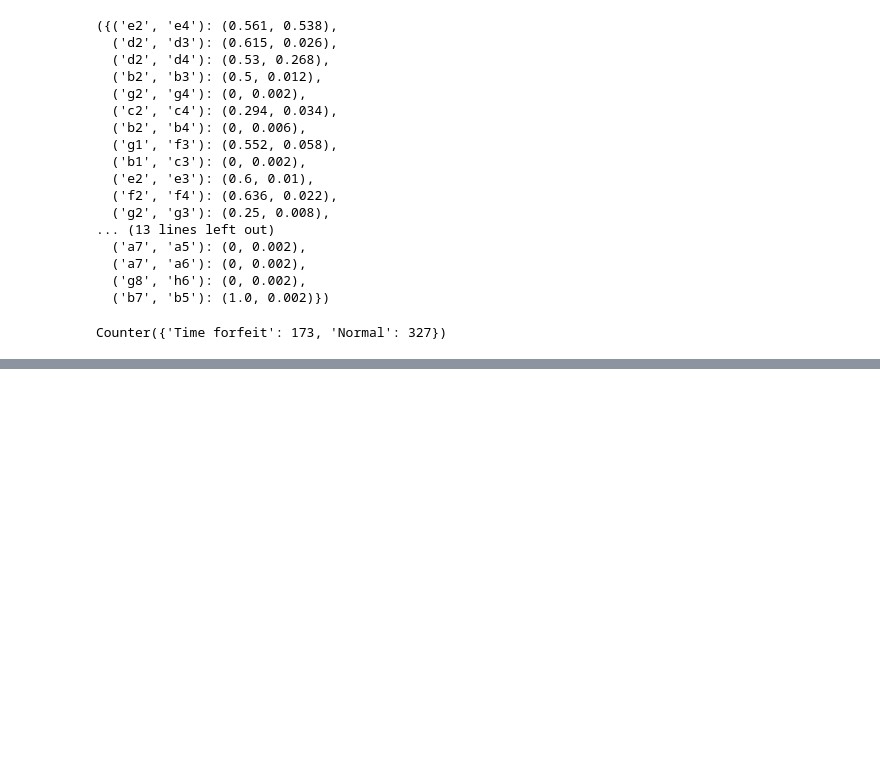
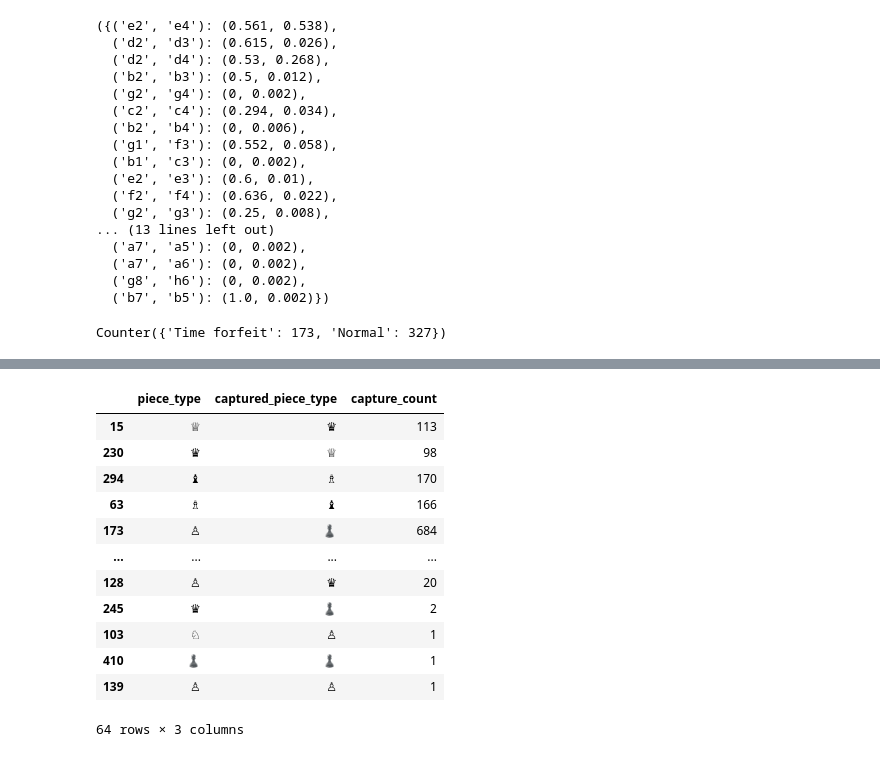
Before and after one commit to realjacoblinder/dsci521, a Jupyter notebook: Phase 2 - the begining.ipynb, the cells around one changed output, grey strips where cells are left out. Drawn from its saved outputs; the diff is of its cells as text; code cells hidden in the pictures; blank space fills up the shorter version.

```diff
--- a/Phase 2 - the begining.ipynb
+++ b/Phase 2 - the begining.ipynb
@@ -288,0 +366,2 @@ Counter({'Time forfeit': 173, 'Normal': 327})
+# %%
+new_df = captures_df[['piece_type', 'captured_piece_type']].drop_duplicates()
@@ -288,0 +384,18 @@ Counter({'Time forfeit': 173, 'Normal': 327})
+# %%
+new_df['capture_count'] = new_df.apply(lambda x: sum(captures_df[(captures_df['piece_type'] == x['piece_type']) & (captures_df['captured_piece_type'] == x['captured_piece_type'])]['game_id']), axis=1)
+# %%
+new_df
+# %% [output]
+|  | piece_type | captured_piece_type | capture_count |
+| 15 | ♕ | ♛ | 113 |
+| 230 | ♛ | ♕ | 98 |
+| 294 | ♝ | ♗ | 170 |
+| 63 | ♗ | ♝ | 166 |
+| 173 | ♙ | ♟ | 684 |
+| ... | ... | ... | ... |
+| 128 | ♙ | ♛ | 20 |
+| 245 | ♛ | ♟ | 2 |
+| 103 | ♘ | ♙ | 1 |
+| 410 | ♟ | ♟ | 1 |
+| 139 | ♙ | ♙ | 1 |
+64 rows × 3 columns
```
Also changed, not shown: parts of 26 cells of this notebook, 3 other files.
